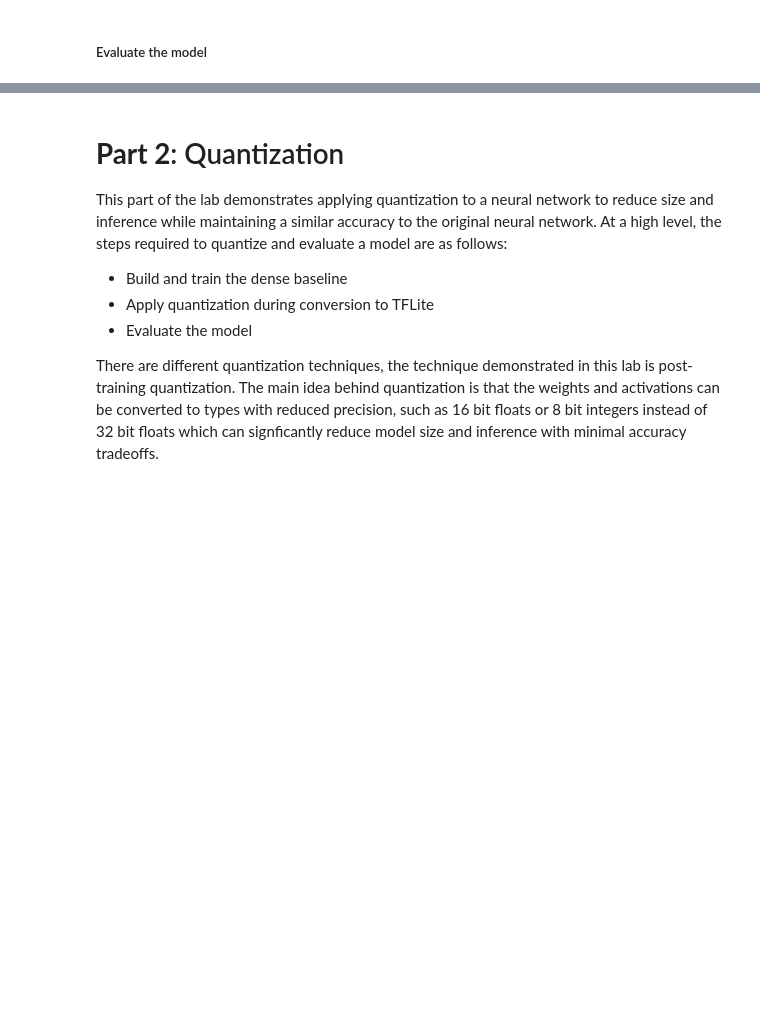
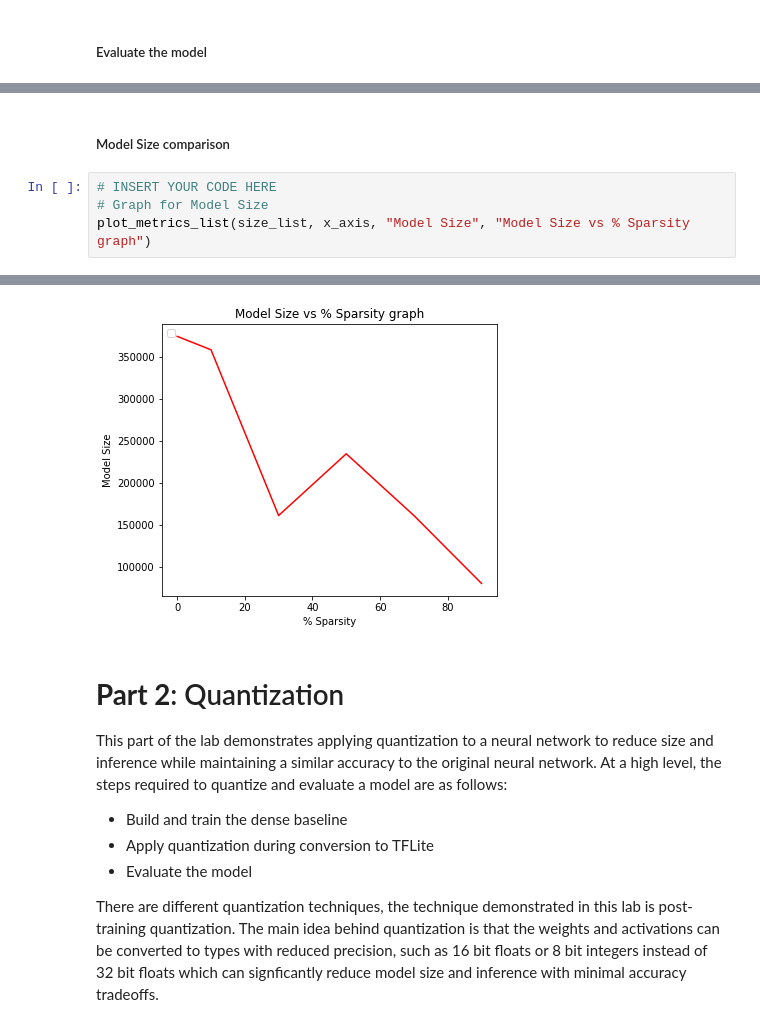
Before and after one commit to nagusubra/ENDG511_Labs, a Jupyter notebook: Lab3/ENDG511_LAB_3.ipynb, the cells around one changed output, grey strips where cells are left out. Saved outputs shown, nothing was run; the diff lists cells and outputs as text; blank space fills up the shorter version.

```diff
--- a/Lab3/ENDG511_LAB_3.ipynb
+++ b/Lab3/ENDG511_LAB_3.ipynb
@@ -527,0 +698,7 @@ Question 3: Plot a bar graph to show how each metric varies at a different spars
+# %% [markdown]
+##### Model Size comparison
+# %%
+# INSERT YOUR CODE HERE
+# Graph for Model Size
+plot_metrics_list(size_list, x_axis, "Model Size", "Model Size vs % Sparsity graph")
+# %% [output]
@@ -528,3 +706,4 @@ Question 3: Plot a bar graph to show how each metric varies at a different spars
+[figure, added]
 # %% [markdown]
 # **Part 2**:  Quantization
 This part of the lab demonstrates applying quantization to a neural network to reduce size and inference while maintaining a similar accuracy to the original neural network. At a high level, the steps required to quantize and evaluate a model are as follows:
```
Also changed, not shown: parts of 36 cells of this notebook.
